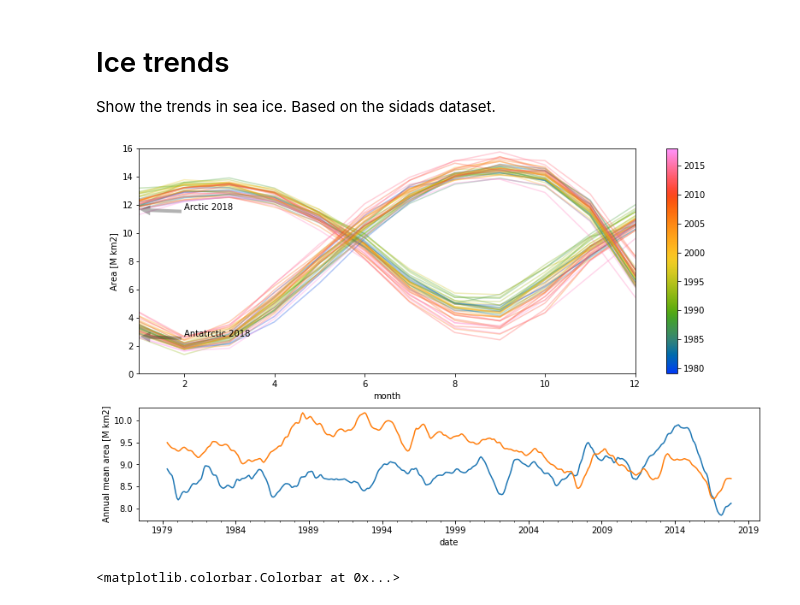
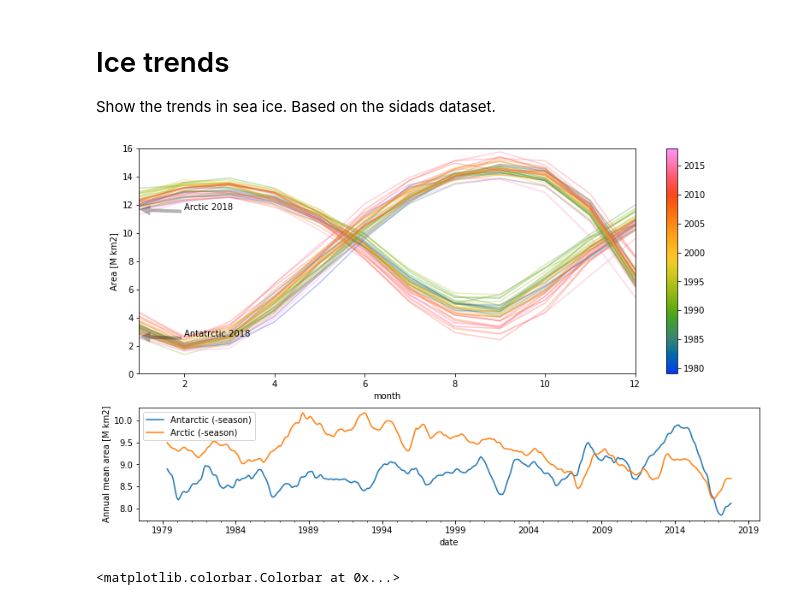
Before and after one commit to openearth/sealevel, a Jupyter notebook: notebooks/analysis/satellite/ice-trend.ipynb, the cells around one changed output. Saved outputs shown, nothing was run; the diff lists cells and outputs as text; code cells hidden in the pictures.

```diff
--- a/notebooks/analysis/satellite/ice-trend.ipynb
+++ b/notebooks/analysis/satellite/ice-trend.ipynb
@@ -61,34 +61,35 @@ N = matplotlib.colors.Normalize(1979, 2018)
 cmap = colorcet.m_rainbow_bgyrm_35_85_c71
 # add the lines
 for year, nh_df_i in nh_df.groupby('year'):
     nh_df_i.set_index('month').area.plot(label='Arctic', alpha=0.3, color=cmap(N(year)), ax=axes[0])
 for year, sh_df_i in sh_df.groupby('year'):
     sh_df_i.set_index('month').area.plot(label='Antarctic', alpha=0.3, color=cmap(N(year)), ax=axes[0])
 
 # annotate last value
 nh_last = nh_df[nh_df.month == 1].sort_index().iloc[-1]
 sh_last = sh_df[sh_df.month == 1].sort_index().iloc[-1]
 
 axes[0].annotate('Arctic %s' % nh_last.year, xy=(nh_last.month, nh_last.area), xytext=(nh_last.month+1, nh_last.area), horizontalalignment='left', arrowprops=dict(facecolor=(0, 0, 0, 0.3), shrink=0.02, edgecolor='none'))
 axes[0].annotate('Antatrctic %s' % sh_last.year, xy=(sh_last.month, sh_last.area), xytext=(sh_last.month+1, sh_last.area), horizontalalignment='left', arrowprops=dict(facecolor=(0, 0, 0, 0.3), shrink=0.02, edgecolor='none'))
 
 # add dummy for colorbar
 sc = axes[0].scatter([nh_last.month], [nh_last.area], c=[1], alpha=1, cmap=cmap, vmin=1979, vmax=2018)
 sc.remove()
 
 axes[0].set_xlim(1, 12)
 axes[0].set_ylim(0, 16)
 axes[0].set_ylabel('Area [M km2]')
 
 sh_fit.trend.plot(label="Antarctic (-season)", ax=axes[1])
 nh_fit.trend.plot(label="Arctic (-season)", ax=axes[1])
 
 axes[1].set_ylabel('Annual mean area [M km2]')
+axes[1].legend(loc='best')
 
 plt.colorbar(sc, ax=axes[0])
 plt.savefig('ice-trend.pdf')
 # %% [output]
-[figure, old version]
+[figure, new version]
 # %%
 # different type of plot, not used
 fig, ax = plt.subplots(subplot_kw=dict(projection='polar'), figsize=(13, 8))
```
